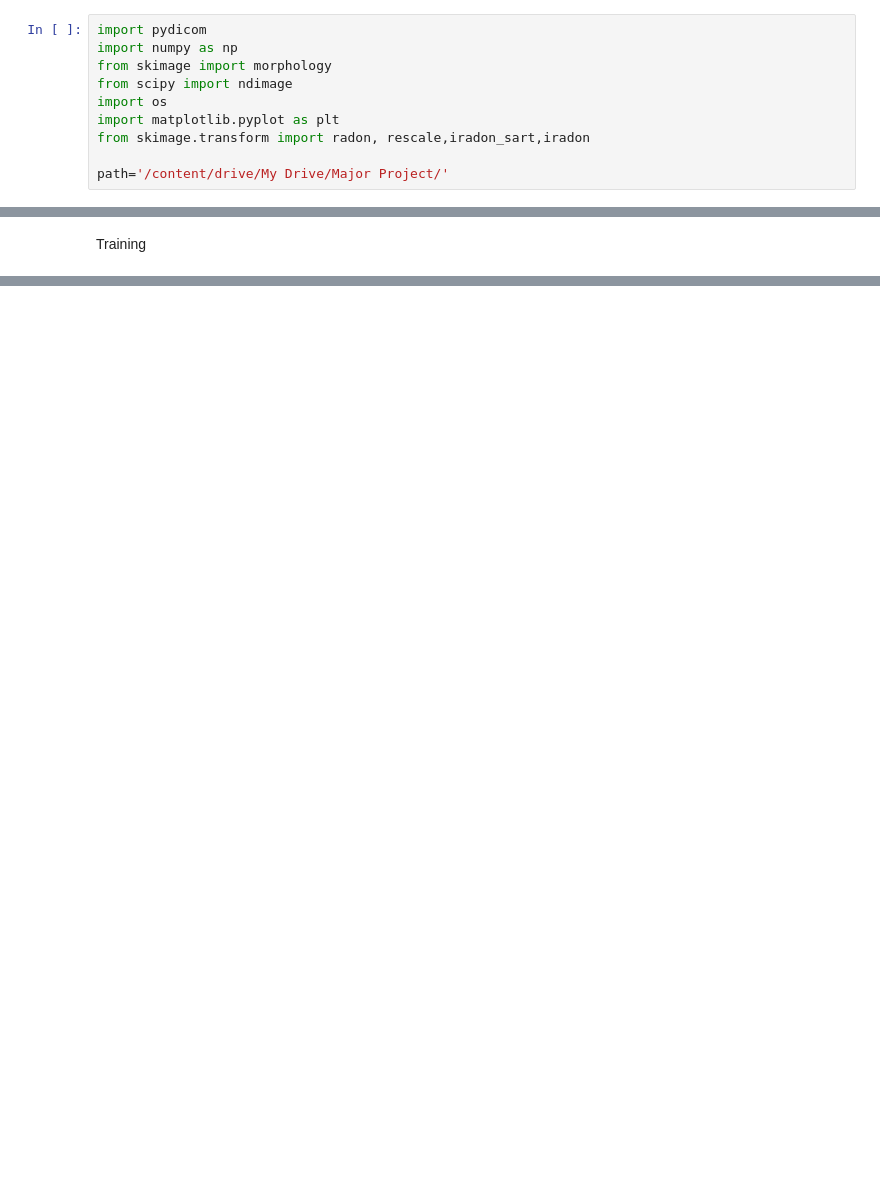
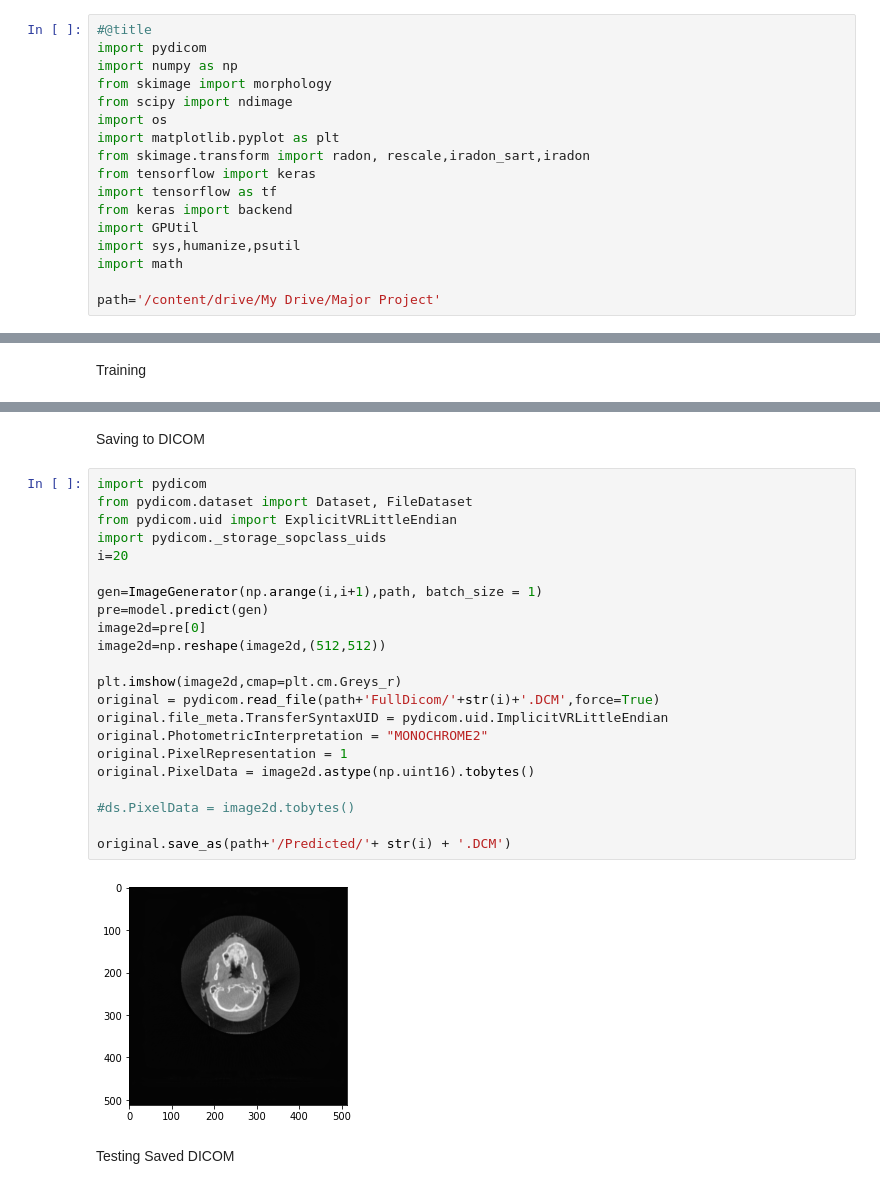
Before and after one commit to jyothsnashaji/Image-Reconstruction, a Jupyter notebook: SART_+_CNN_PART_II.ipynb, the cells around one changed output, grey strips where cells are left out. Drawn from its saved outputs; the diff is of its cells as text; blank space fills up the shorter version.

```diff
--- a/SART_+_CNN_PART_II.ipynb
+++ b/SART_+_CNN_PART_II.ipynb
@@ -22,4 +40,5 @@ drive.flush_and_unmount()
 # %%
+#@title
 import pydicom
 import numpy as np
 from skimage import morphology
@@ -27,5 +46,11 @@ from scipy import ndimage
 import os
 import matplotlib.pyplot as plt
 from skimage.transform import radon, rescale,iradon_sart,iradon
+from tensorflow import keras
+import tensorflow as tf
+from keras import backend
+import GPUtil
+import sys,humanize,psutil
+import math
 
-path='/content/drive/My Drive/Major Project/'
+path='/content/drive/My Drive/Major Project'
@@ -394,0 +603,28 @@ model.save(path+"modelsart100.h5")
+# %% [markdown]
+Saving to DICOM
+# %%
+import pydicom
+from pydicom.dataset import Dataset, FileDataset
+from pydicom.uid import ExplicitVRLittleEndian
+import pydicom._storage_sopclass_uids
+i=20
+
+gen=ImageGenerator(np.arange(i,i+1),path, batch_size = 1)
+pre=model.predict(gen)
+image2d=pre[0]
+image2d=np.reshape(image2d,(512,512))
+
+plt.imshow(image2d,cmap=plt.cm.Greys_r)
+original = pydicom.read_file(path+'FullDicom/'+str(i)+'.DCM',force=True)
+original.file_meta.TransferSyntaxUID = pydicom.uid.ImplicitVRLittleEndian
+original.PhotometricInterpretation = "MONOCHROME2"
+original.PixelRepresentation = 1
+original.PixelData = image2d.astype(np.uint16).tobytes()
+
+#ds.PixelData = image2d.tobytes()
+
+original.save_as(path+'/Predicted/'+ str(i) + '.DCM')
+# %% [output]
+[figure, added]
+# %% [markdown]
+Testing Saved DICOM
```
Also changed, not shown: parts of 27 cells of this notebook.
